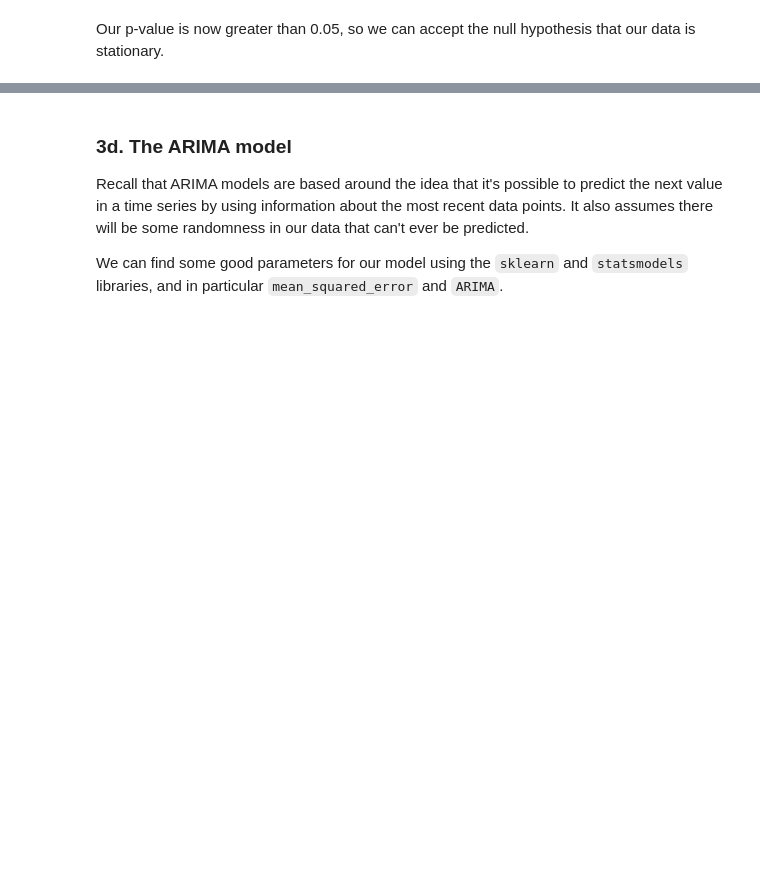
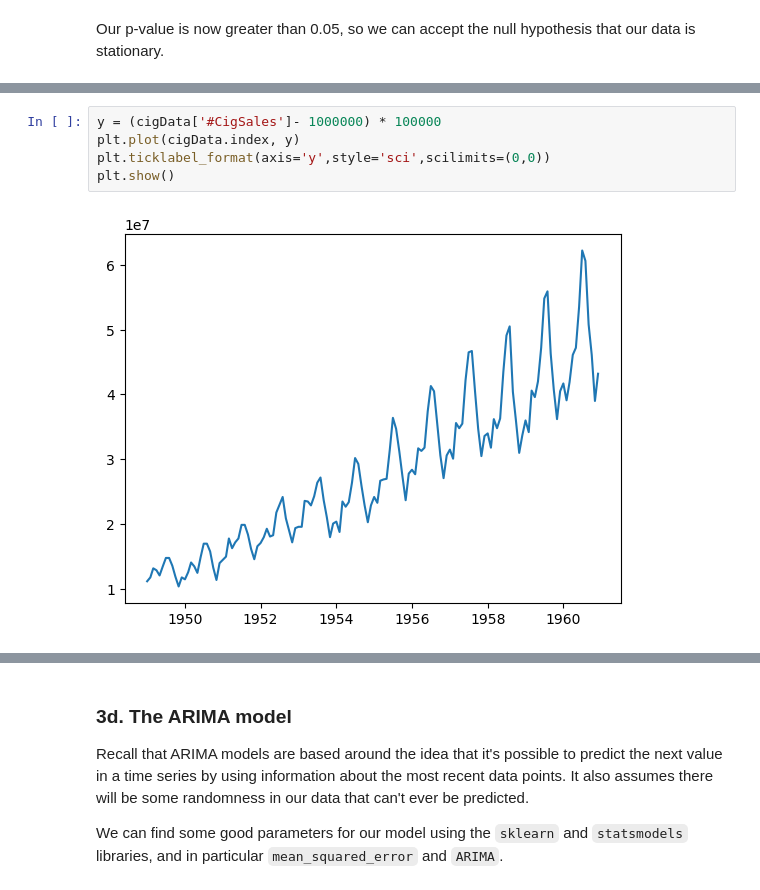
Before and after one commit to hao-udoin/Springboard-data-science, a Jupyter notebook: 20.1 Time Series/Cowboy Cigarettes Case Study - Tier 3.ipynb, the cells around one changed output, grey strips where cells are left out. Cells and saved outputs as stored; diff of their text form; blank space fills up the shorter version.

```diff
--- a/20.1 Time Series/Cowboy Cigarettes Case Study - Tier 3.ipynb
+++ b/20.1 Time Series/Cowboy Cigarettes Case Study - Tier 3.ipynb
@@ -313,0 +355,7 @@ Our p-value is now greater than 0.05, so we can accept the null hypothesis that
+# %%
+y = (cigData['#CigSales']- 1000000) * 100000
+plt.plot(cigData.index, y)
+plt.ticklabel_format(axis='y',style='sci',scilimits=(0,0))
+plt.show()
+# %% [output]
+[figure, added]
```
Also changed, not shown: parts of 18 cells of this notebook, 1 other file.
